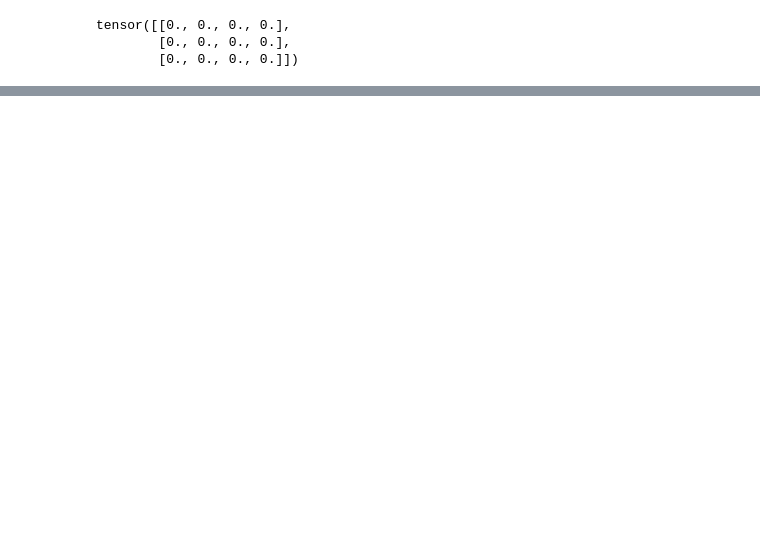
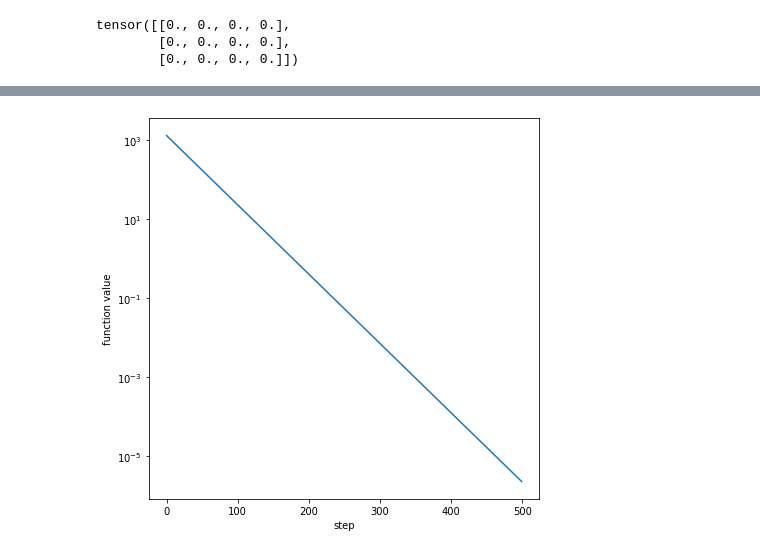
Before and after one commit to pankovakris/coursera, a Jupyter notebook: Stepik_CV_week2.ipynb, the cells around one changed output, grey strips where cells are left out. Cells and saved outputs as stored; diff of their text form; code cells hidden in the pictures; blank space fills up the shorter version.

```diff
--- a/Stepik_CV_week2.ipynb
+++ b/Stepik_CV_week2.ipynb
@@ -72,0 +110,7 @@ plt.show()
+# %%
+plt.figure(figsize=(7,7))
+plt.semilogy(fn_history);
+plt.xlabel('step')
+plt.ylabel('function value');
+# %% [output]
+[figure, added]
```
Also changed, not shown: parts of 7 cells of this notebook.
